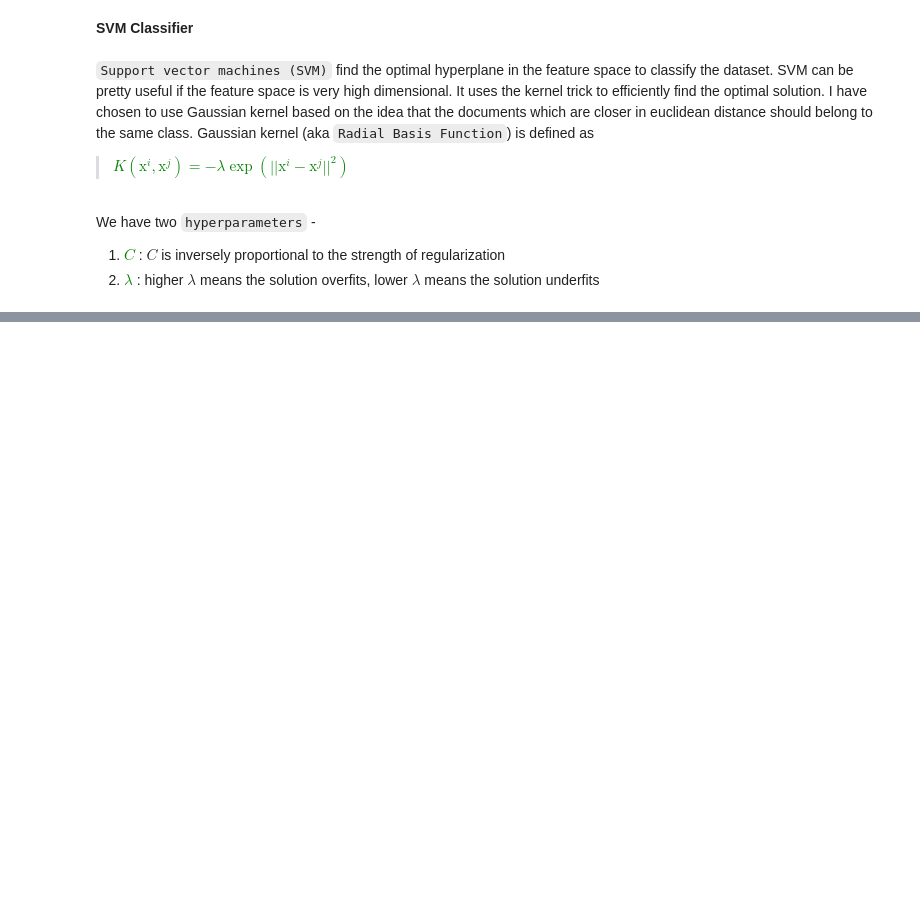
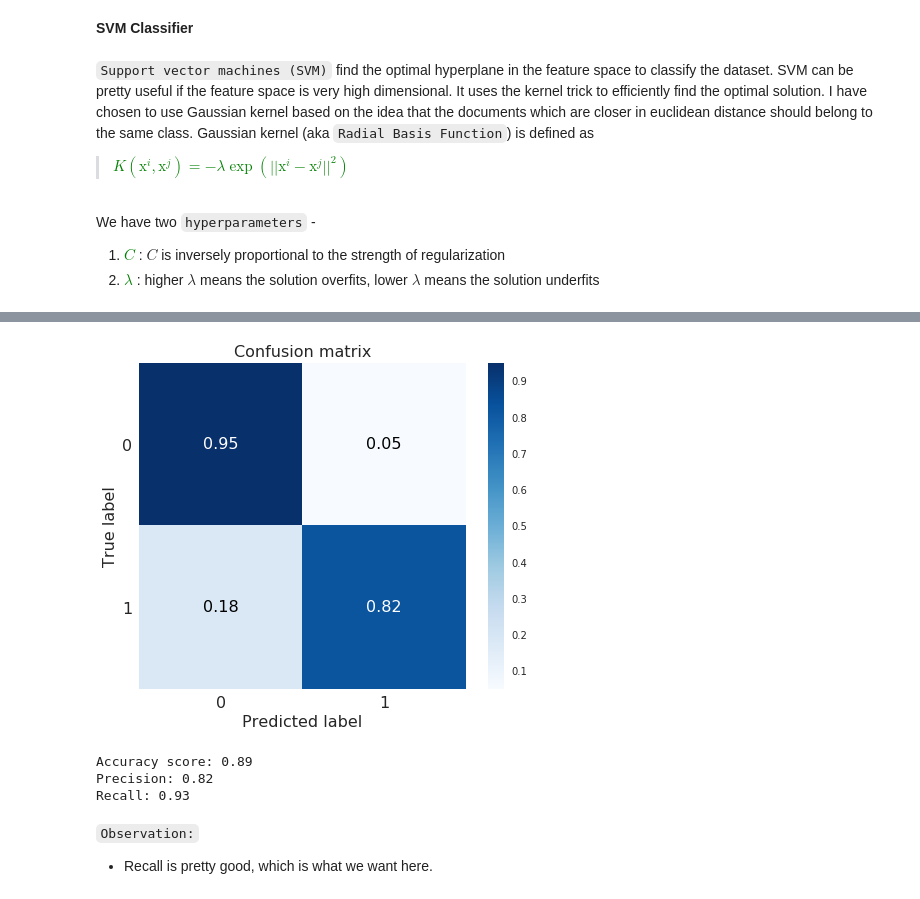
Before and after one commit to NehaSingh21/FakeNewsDetection, a Jupyter notebook: fake_news_detection.ipynb, the cells around one changed output, grey strips where cells are left out. Cells and saved outputs as stored; diff of their text form; code cells hidden in the pictures; blank space fills up the shorter version.

```diff
--- a/fake_news_detection.ipynb
+++ b/fake_news_detection.ipynb
@@ -328,0 +340,26 @@ draw_conf_matrix(cv_labels, cv_pred)
+# %%
+"""Run classifier with best hyper parameters"""
+clf = svm.SVC(kernel="rbf", C=0.1, gamma=1/256)
+clf.fit(train_data, train_labels)
+
+"""Predict the labels on the test set"""
+test_predict = clf.predict(test_data)
+
+"""Scores"""
+accuracy_score = np.sum(test_predict == test_labels)/len(test_labels)
+precision = np.sum((test_labels == 1) & (test_predict == 1))/np.sum(test_labels == 1)
+recall = np.sum((test_labels == 1) & (test_predict == 1))/np.sum(test_predict == 1)
+# %%
+draw_conf_matrix(test_labels, test_predict)
+print("Accuracy score: %.2f" % accuracy_score)
+print("Precision: %.2f" % precision)
+print("Recall: %.2f" % recall)
+# %% [output]
+[figure, added]
+Accuracy score: 0.89
+Precision: 0.82
+Recall: 0.93
+# %% [markdown]
+`Observation:`
+<br>
+- Recall is pretty good, which is what we want here.
```
Also changed, not shown: parts of 16 cells of this notebook.
